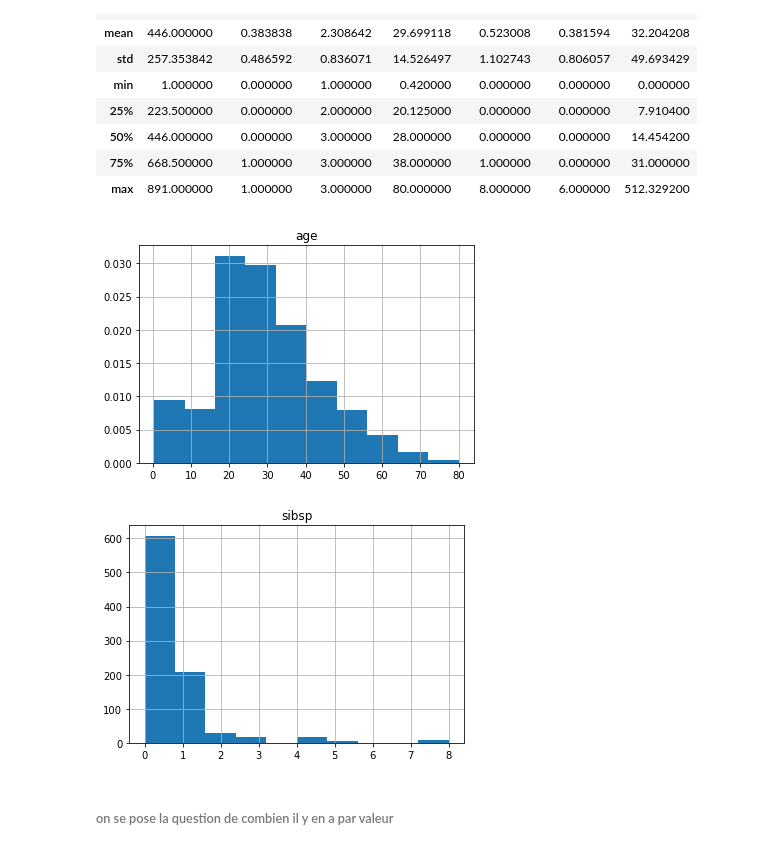
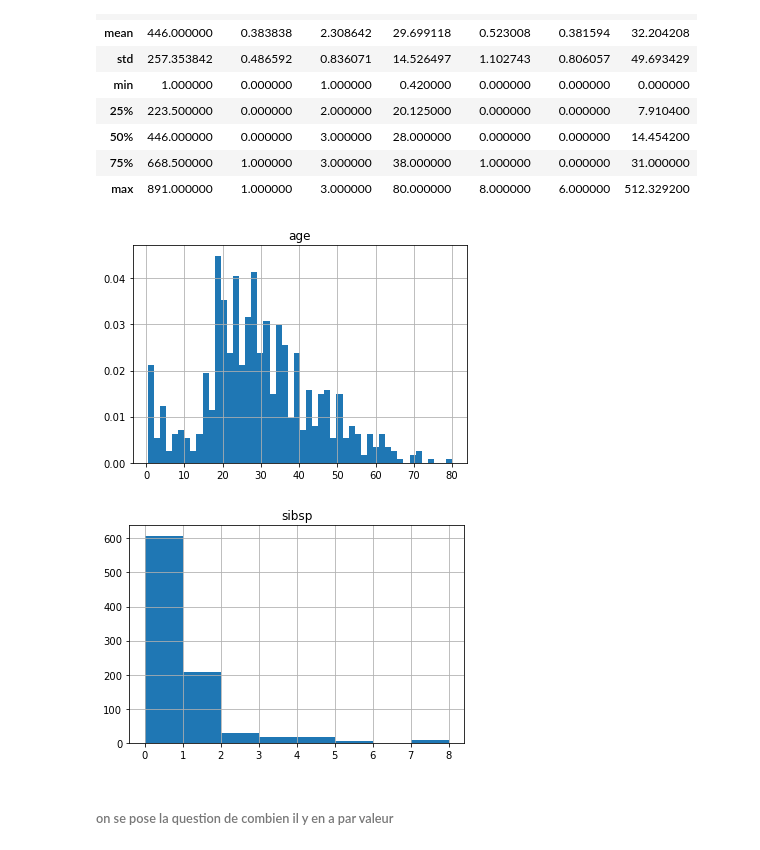
Before and after one commit to DeVerMyst/DEVIA2023, a Jupyter notebook: Machine-Learning/Clean-Titanic.ipynb, the cells around one changed output. Cells and saved outputs as stored; diff of their text form; code cells hidden in the pictures.

```diff
--- a/Machine-Learning/Clean-Titanic.ipynb
+++ b/Machine-Learning/Clean-Titanic.ipynb
@@ -104,20 +104,20 @@ df.describe()
 # %%
 
 # Afficher un histogramme de la distribution des âges des passagers
-plt.hist(df["age"], density=True)
+plt.hist(df["age"], density=True, bins=50)
 plt.grid()
 plt.title('age')
 plt.show()
 # %% [output]
-[figure, old version]
+[figure, new version]
 # %%
 # Afficher un histogramme de la distribution
-plt.hist(df["sibsp"])
+plt.hist(df["sibsp"],bins=8)
 plt.grid()
 plt.title('sibsp')
 plt.show()
 # %% [output]
-[figure, old version]
+[figure, new version]
 # %% [markdown]
 ###### on se pose la question de combien il y en a par valeur
 # %%
```
Also changed, not shown: parts of 13 cells of this notebook, 6 other files.
